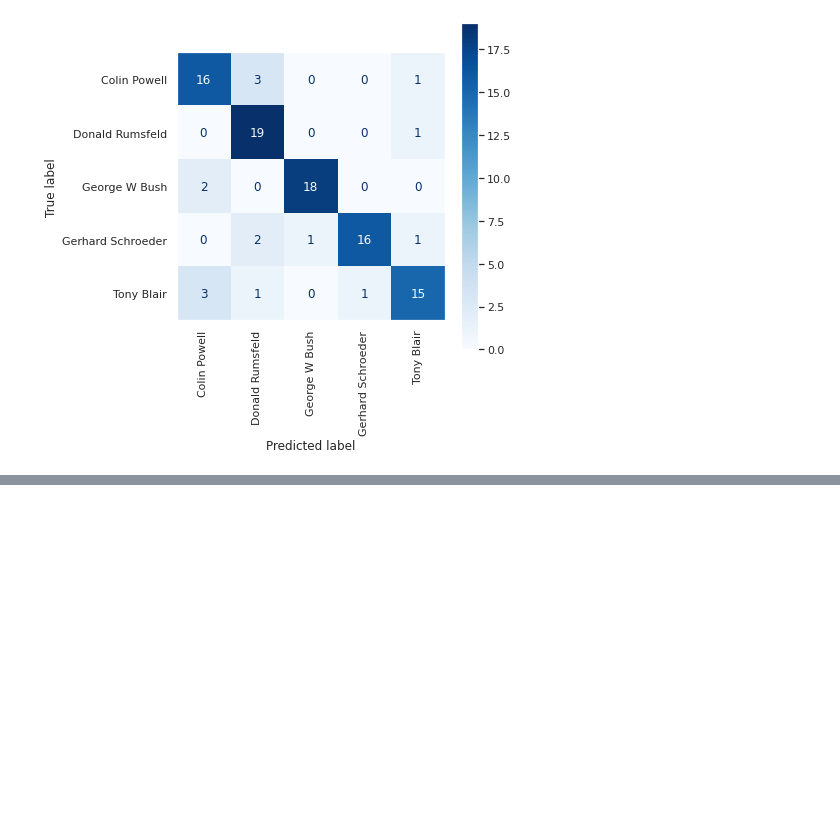
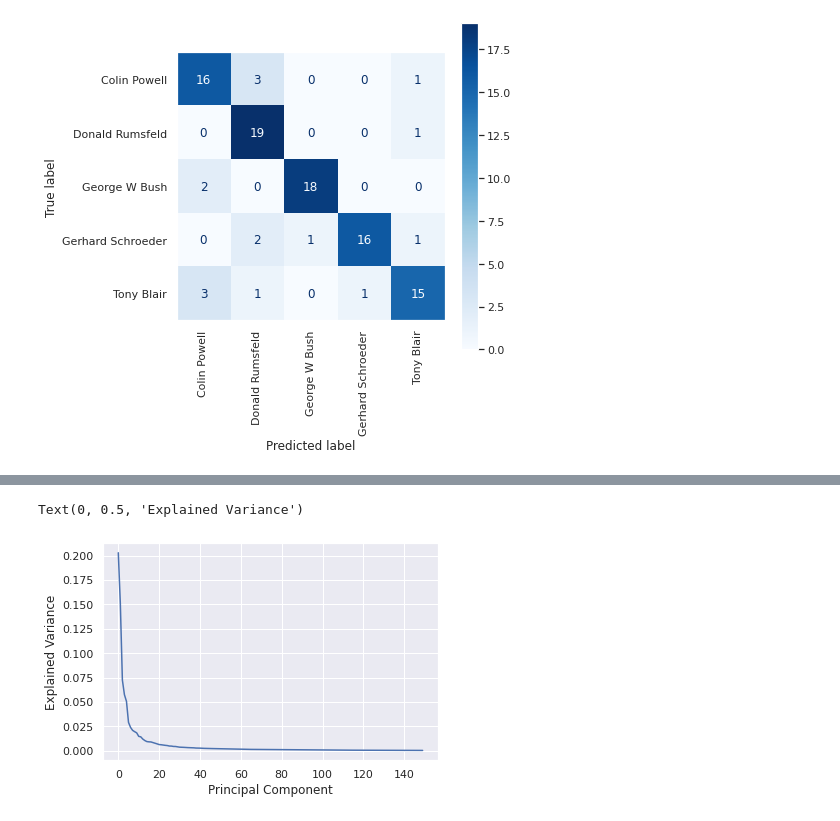
Before and after one commit to dustinober1/Using-SVMs-for-Facial-Recognition, a Jupyter notebook: Using_SVMs_for_Facial_Recognition.ipynb, the cells around one changed output, grey strips where cells are left out. Cells and saved outputs as stored; diff of their text form; code cells hidden in the pictures; blank space fills up the shorter version.

```diff
--- a/Using_SVMs_for_Facial_Recognition.ipynb
+++ b/Using_SVMs_for_Facial_Recognition.ipynb
@@ -260,0 +301,10 @@ cmd.from_estimator(pipe, x_test, y_test, display_labels=faces.target_names,
+# %%
+import seaborn as sns
+sns.set()
+
+plt.plot(pca.explained_variance_ratio_)
+plt.xlabel('Principal Component')
+plt.ylabel('Explained Variance')
+# %% [output]
+Text(0, 0.5, 'Explained Variance')
+[figure, added]
```
Also changed, not shown: parts of 17 cells of this notebook.
